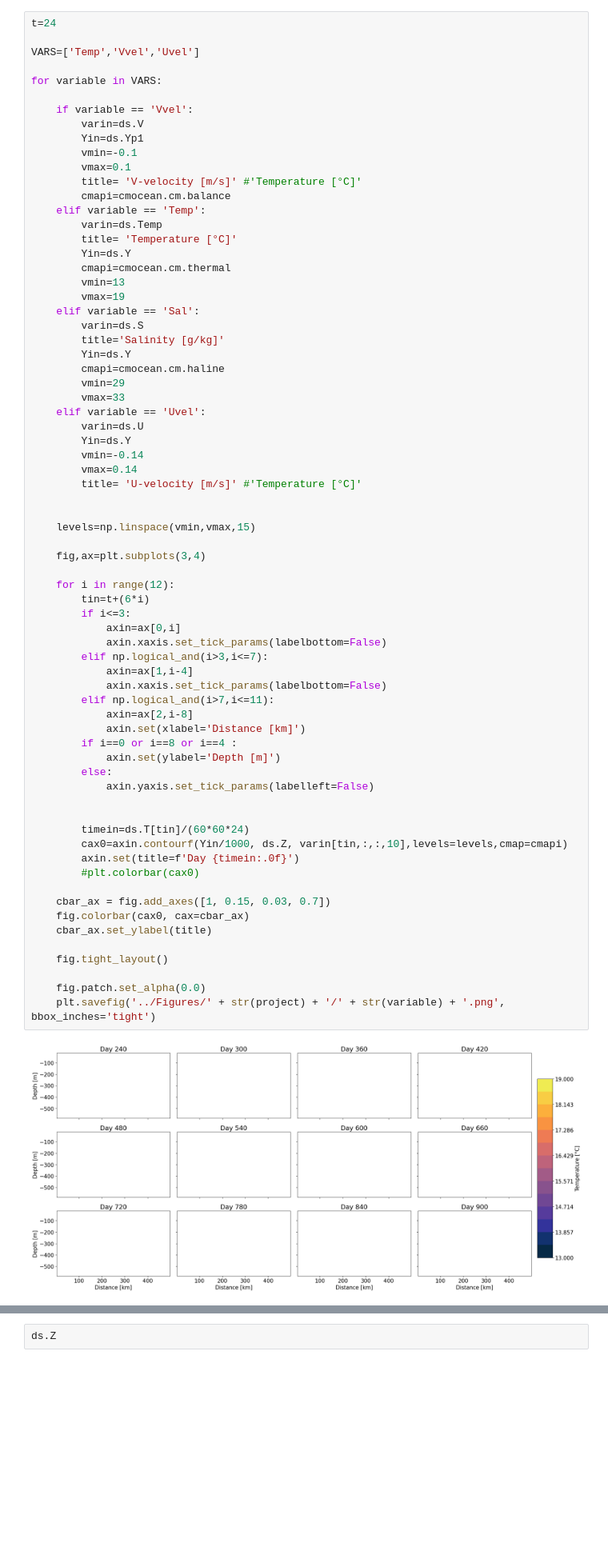
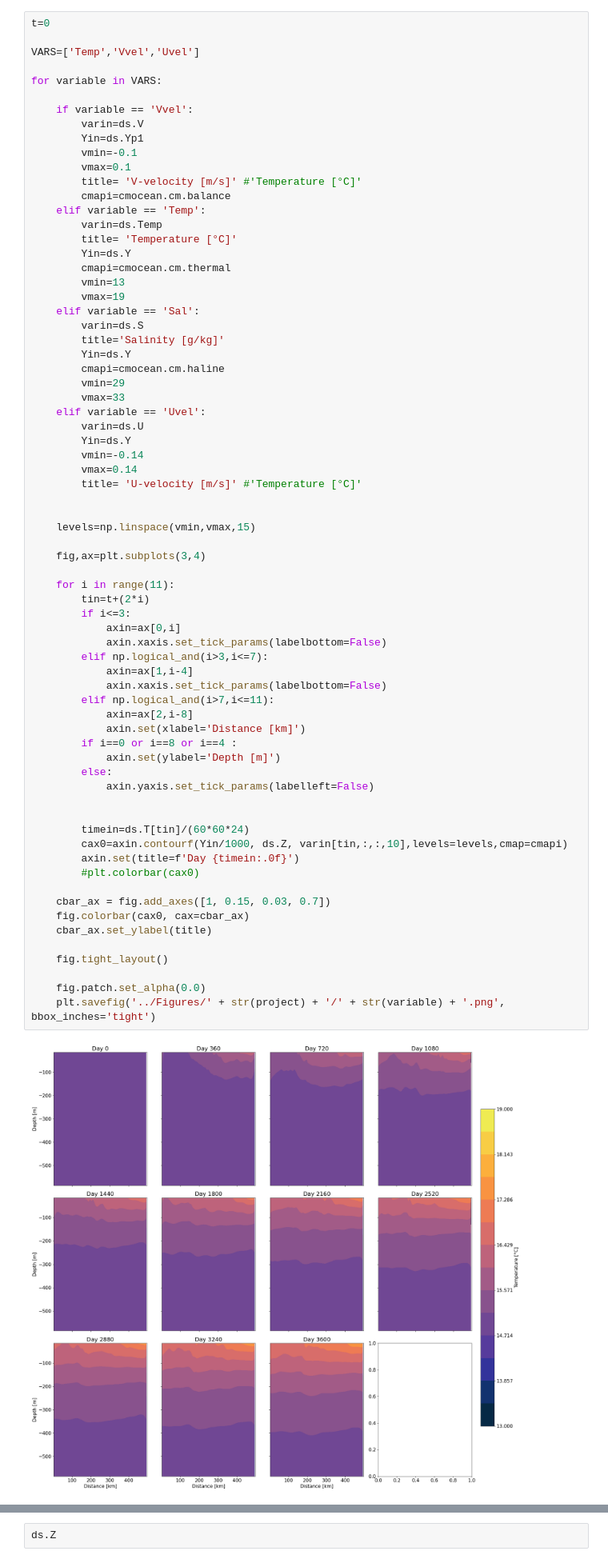
Before and after one commit to kaftkatt/IntercambioNGC, a Jupyter notebook: Scripts/Analisis.ipynb, the cells around one changed output, grey strips where cells are left out. Shown at 80% size. Cells and saved outputs as stored; diff of their text form; blank space fills up the shorter version.

```diff
--- a/Scripts/Analisis.ipynb
+++ b/Scripts/Analisis.ipynb
@@ -42,7 +70,7 @@ pl.rcParams.update(params)
 plt.rcParams['figure.dpi'] = 100
 plt.rcParams['savefig.dpi'] = 100
 # %%
-t=24
+t=0
 
 VARS=['Temp','Vvel','Uvel']
 
@@ -81,35 +109,35 @@ for variable in VARS:
 
     fig,ax=plt.subplots(3,4)
 
-    for i in range(12):
-        tin=t+(6*i)
+    for i in range(11):
+        tin=t+(2*i)
         if i<=3:
             axin=ax[0,i]
             axin.xaxis.set_tick_params(labelbottom=False)
         elif np.logical_and(i>3,i<=7):
             axin=ax[1,i-4]
             axin.xaxis.set_tick_params(labelbottom=False)
         elif np.logical_and(i>7,i<=11):
             axin=ax[2,i-8]
             axin.set(xlabel='Distance [km]')
         if i==0 or i==8 or i==4 :
             axin.set(ylabel='Depth [m]')
         else:
             axin.yaxis.set_tick_params(labelleft=False)
 
 
         timein=ds.T[tin]/(60*60*24)
         cax0=axin.contourf(Yin/1000, ds.Z, varin[tin,:,:,10],levels=levels,cmap=cmapi)
         axin.set(title=f'Day {timein:.0f}')
         #plt.colorbar(cax0)
 
     cbar_ax = fig.add_axes([1, 0.15, 0.03, 0.7])
     fig.colorbar(cax0, cax=cbar_ax)
     cbar_ax.set_ylabel(title)
 
     fig.tight_layout()
 
     fig.patch.set_alpha(0.0)
     plt.savefig('../Figures/' + str(project) + '/' + str(variable) + '.png', bbox_inches='tight')
 # %% [output]
-[figure, old version]
+[figure, new version]
```
Also changed, not shown: parts of 6 cells of this notebook, 19 other files.
